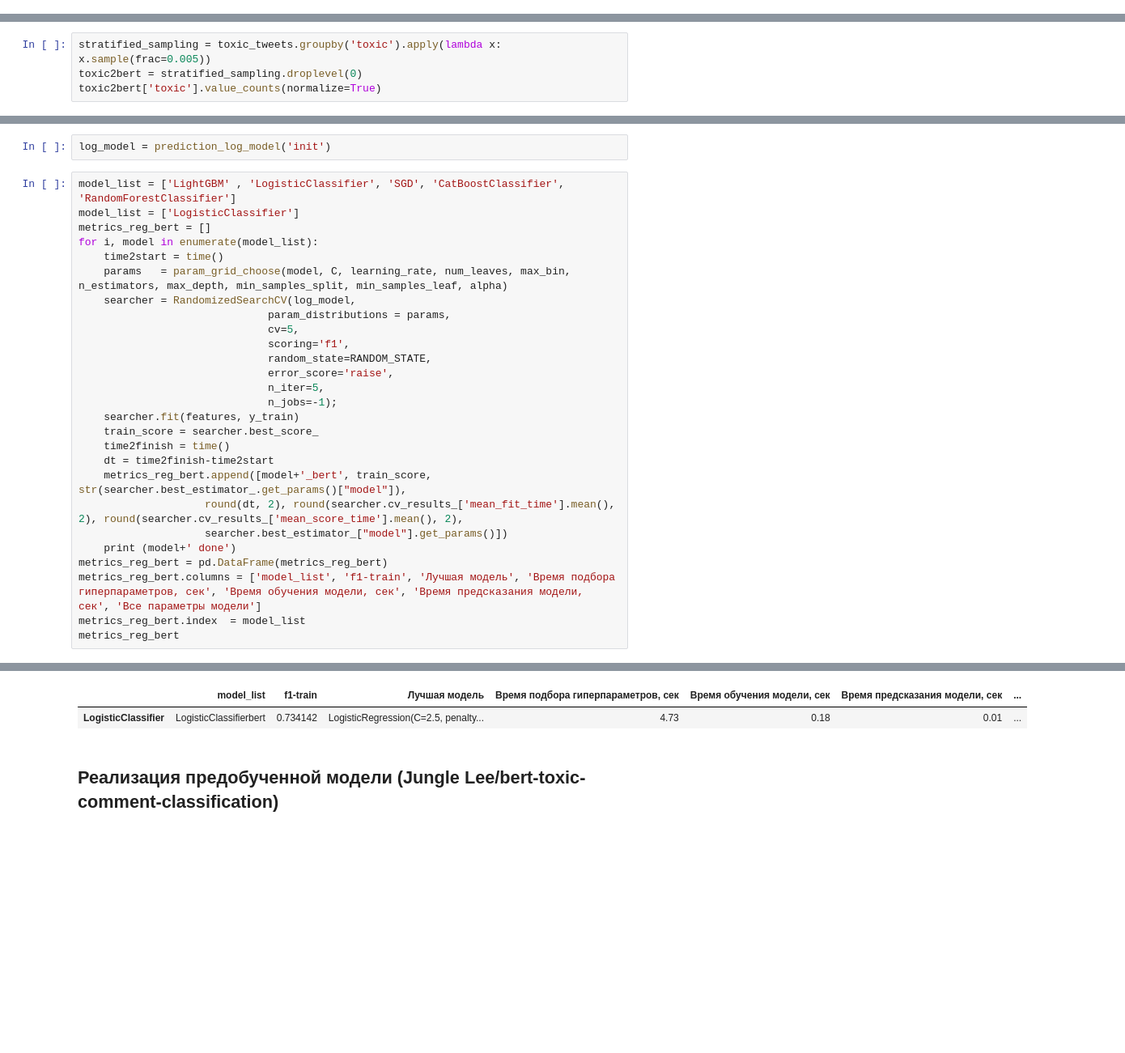
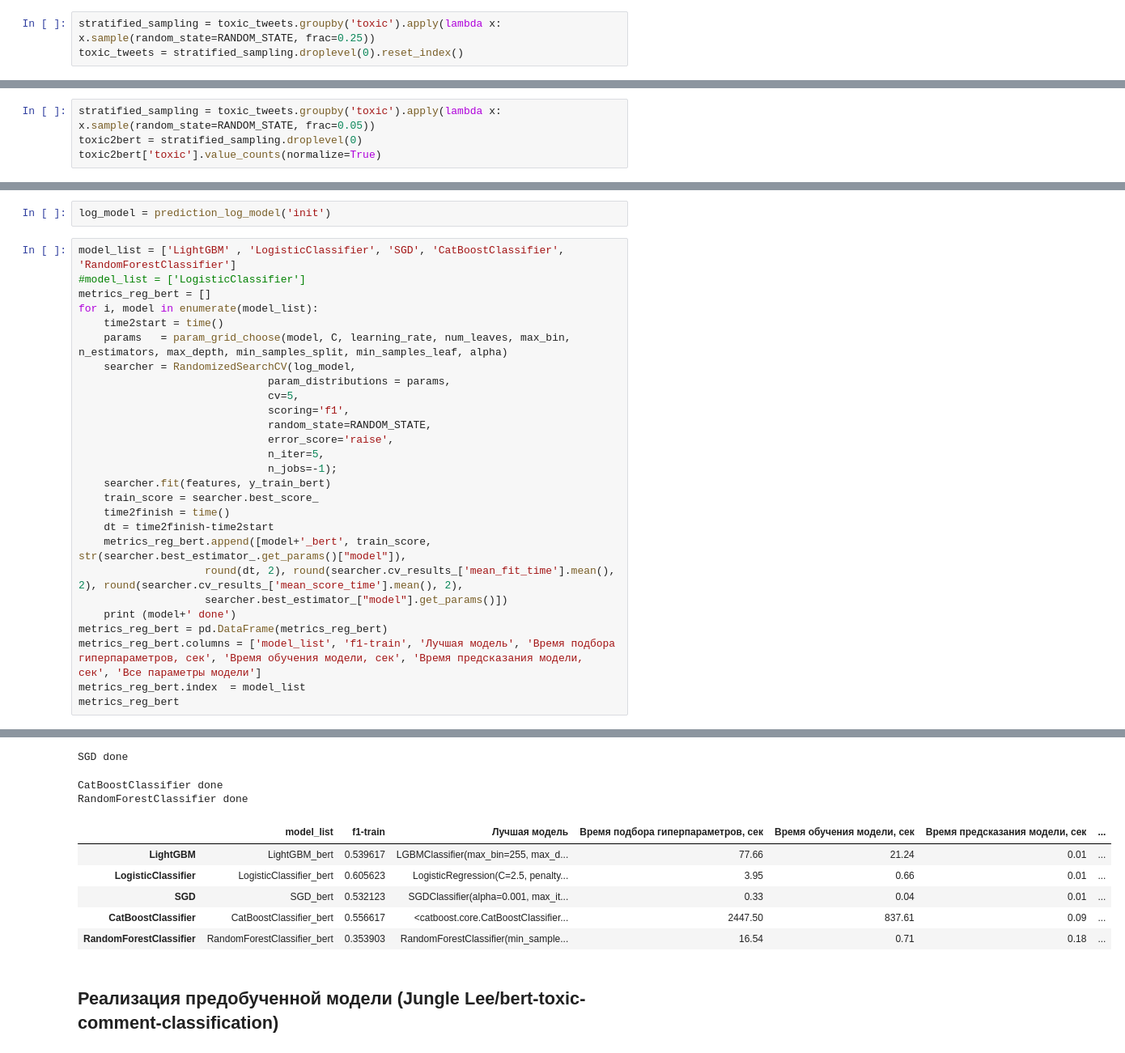
Before and after one commit to MalastowskiNS/-YanXPraKPjcts, a Jupyter notebook: M04P01-WikiShop/WikiShop.ipynb, the cells around one changed output, grey strips where cells are left out. Shown at 81% size. Drawn from its saved outputs; the diff is of its cells as text; blank space fills up the shorter version.

```diff
--- a/M04P01-WikiShop/WikiShop.ipynb
+++ b/M04P01-WikiShop/WikiShop.ipynb
@@ -117,6 +103,9 @@ try:
     toxic_tweets = pd.read_csv('toxic_comments.csv')
 except:
     toxic_tweets = pd.read_csv('/datasets/toxic_comments.csv')
+# %%
+stratified_sampling = toxic_tweets.groupby('toxic').apply(lambda x: x.sample(random_state=RANDOM_STATE, frac=0.25))
+toxic_tweets = stratified_sampling.droplevel(0).reset_index()
 # %%
 toxic_tweets.head(5)
 # %% [output]
@@ -464,7 +462,7 @@ LightGBM done
 # %% [markdown]
 Обучение и обработка данных занимает значительное количество времени по-этому сократим размер выборки используя сэмпирование(возьмем 2 %). Учтем, что в выборе хотелось бы соотношение комментариев оставить прежнее.
 # %%
-stratified_sampling = toxic_tweets.groupby('toxic').apply(lambda x: x.sample(frac=0.005))
+stratified_sampling = toxic_tweets.groupby('toxic').apply(lambda x: x.sample(random_state=RANDOM_STATE, frac=0.05))
 toxic2bert = stratified_sampling.droplevel(0)
 toxic2bert['toxic'].value_counts(normalize=True)
 # %% [output]
@@ -522,7 +522,7 @@ features = np.concatenate(embeddings)
 log_model = prediction_log_model('init')
 # %%
 model_list = ['LightGBM' , 'LogisticClassifier', 'SGD', 'CatBoostClassifier', 'RandomForestClassifier']
-model_list = ['LogisticClassifier']
+#model_list = ['LogisticClassifier']
 metrics_reg_bert = []
 for i, model in enumerate(model_list):
     time2start = time()
@@ -535,7 +535,7 @@ for i, model in enumerate(model_list):
                               error_score='raise',
                               n_iter=5,
                               n_jobs=-1);
-    searcher.fit(features, y_train)
+    searcher.fit(features, y_train_bert)
     train_score = searcher.best_score_
     time2finish = time()
     dt = time2finish-time2start
@@ -552,5 +553,12 @@ LogisticClassifier done
+SGD done
+CatBoostClassifier done
+RandomForestClassifier done
 |  | model_list | f1-train | Лучшая модель | Время подбора гиперпараметров, сек | Время обучения модели, сек | Время предсказания модели, сек | ... |
-| LogisticClassifier | LogisticClassifierbert | 0.734142 | LogisticRegression(C=2.5, penalty... | 4.73 | 0.18 | 0.01 | ... |
+| LightGBM | LightGBM_bert | 0.539617 | LGBMClassifier(max_bin=255, max_d... | 77.66 | 21.24 | 0.01 | ... |
+| LogisticClassifier | LogisticClassifier_bert | 0.605623 | LogisticRegression(C=2.5, penalty... | 3.95 | 0.66 | 0.01 | ... |
+| SGD | SGD_bert | 0.532123 | SGDClassifier(alpha=0.001, max_it... | 0.33 | 0.04 | 0.01 | ... |
+| CatBoostClassifier | CatBoostClassifier_bert | 0.556617 | <catboost.core.CatBoostClassifier... | 2447.50 | 837.61 | 0.09 | ... |
+| RandomForestClassifier | RandomForestClassifier_bert | 0.353903 | RandomForestClassifier(min_sample... | 16.54 | 0.71 | 0.18 | ... |
 # %% [markdown]
 ## Реализация предобученной модели (Jungle Lee/bert-toxic-comment-classification)
 # %% [markdown]
```
Also changed, not shown: parts of 25 cells of this notebook.
